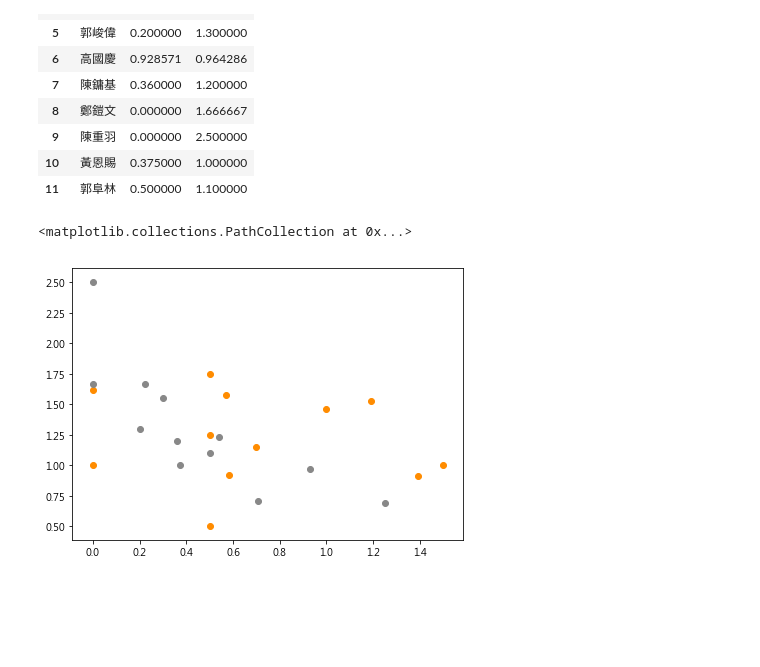
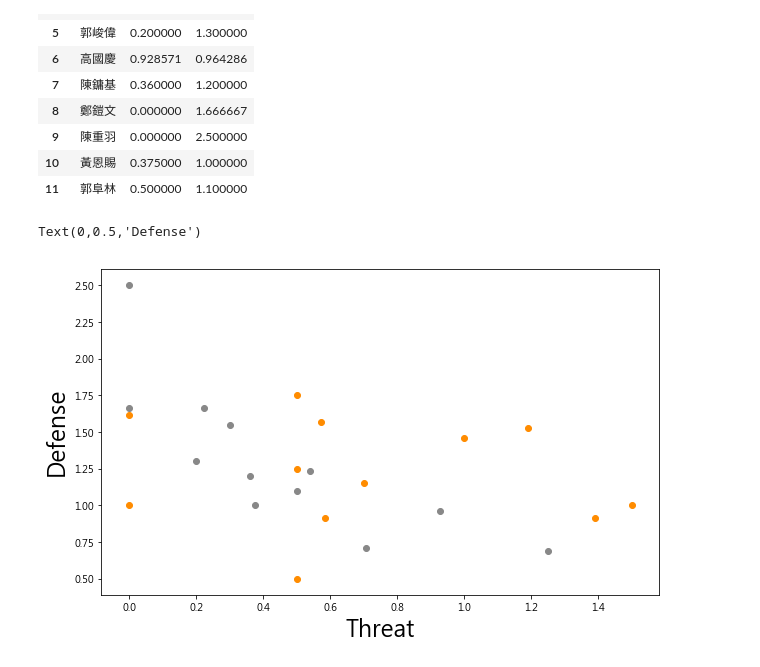
Before and after one commit to ShiNSanity75/Data_Visualization, a Jupyter notebook: crawler/Crawler Practice.ipynb, the cells around one changed output. Cells and saved outputs as stored; diff of their text form; code cells hidden in the pictures; blank space fills up the shorter version.

```diff
--- a/crawler/Crawler Practice.ipynb
+++ b/crawler/Crawler Practice.ipynb
@@ -197,8 +205,8 @@ Loree_2018U_De
 | 10 | 黃恩賜 | 1.571429 |
 | 11 | 郭阜林 | 0.913043 |
 # %%
-Loree_2018U_TH = pd.merge(Loree_2018U_Th, Loree_2018U_De, how='inner')
-Loree_2018U_TH
+Loree_2018U_TD = pd.merge(Loree_2018U_Th, Loree_2018U_De, how='inner')
+Loree_2018U_TD
 # %% [output]
 |  | PLAYER | Threat | Defense |
 | 0 | 潘彥廷 | 0.000000 | 1.000000 |
@@ -230,8 +238,8 @@ Loree_2017U_De['Defense'] = temp/pmet
 #Loree_2017U_De.drop(columns=[''Defense'],inplace=True)
 Loree_2017U_De = Loree_2017U_De[['PLAYER','Defense']]
 
-Loree_2017U_TH = pd.merge(Loree_2017U_Th, Loree_2017U_De, how='inner')
-Loree_2017U_TH
+Loree_2017U_TD = pd.merge(Loree_2017U_Th, Loree_2017U_De, how='inner')
+Loree_2017U_TD
 # %% [output]
 |  | PLAYER | Threat | Defense |
 | 0 | 潘彥廷 | 0.222222 | 1.666667 |
@@ -247,14 +255,16 @@ Loree_2017U_TH
 | 10 | 黃恩賜 | 0.375000 | 1.000000 |
 | 11 | 郭阜林 | 0.500000 | 1.100000 |
 # %%
-fig = plt.figure(figsize=(7,5))
-x = Loree_2018U_TH['Threat']
-y = Loree_2018U_TH['Defense']
+fig = plt.figure(figsize=(10,6))
+x = Loree_2018U_TD['Threat']
+y = Loree_2018U_TD['Defense']
 
-a = Loree_2017U_TH['Threat']
-b = Loree_2017U_TH['Defense']
+a = Loree_2017U_TD['Threat']
+b = Loree_2017U_TD['Defense']
 plt.scatter(x, y, c='#FF8C00')
 plt.scatter(a, b, c='#888888')
+plt.xlabel('Threat', fontsize=23)
+plt.ylabel('Defense', fontsize=23)
 # %% [output]
-<matplotlib.collections.PathCollection at 0x...>
+Text(0,0.5,'Defense')
-[figure, old version]
+[figure, new version]
```
Also changed, not shown: parts of 11 cells of this notebook.
